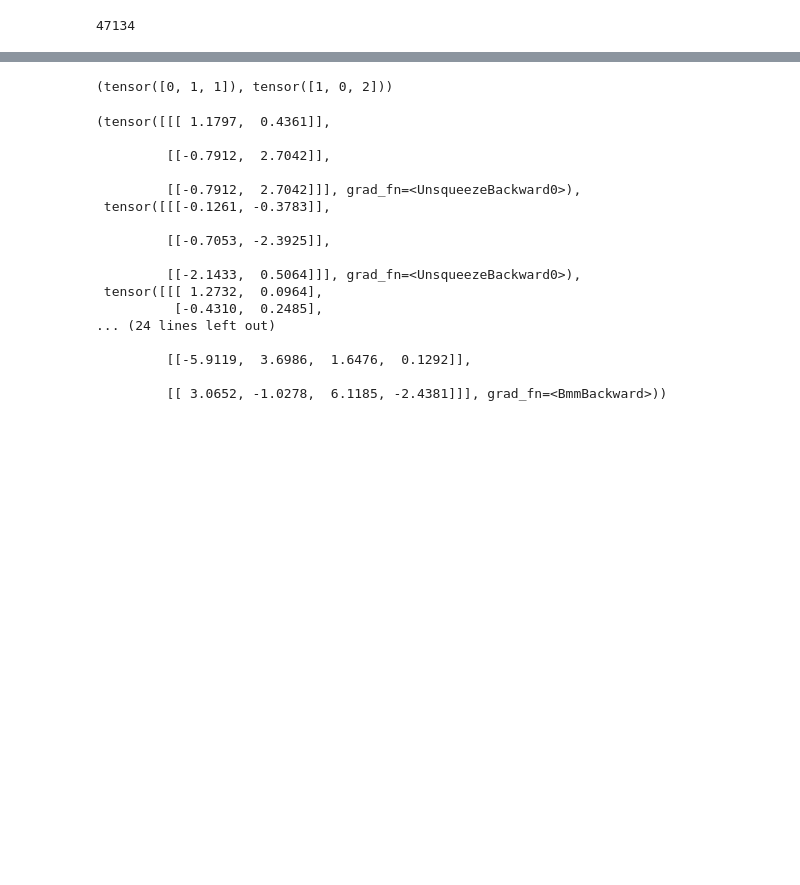
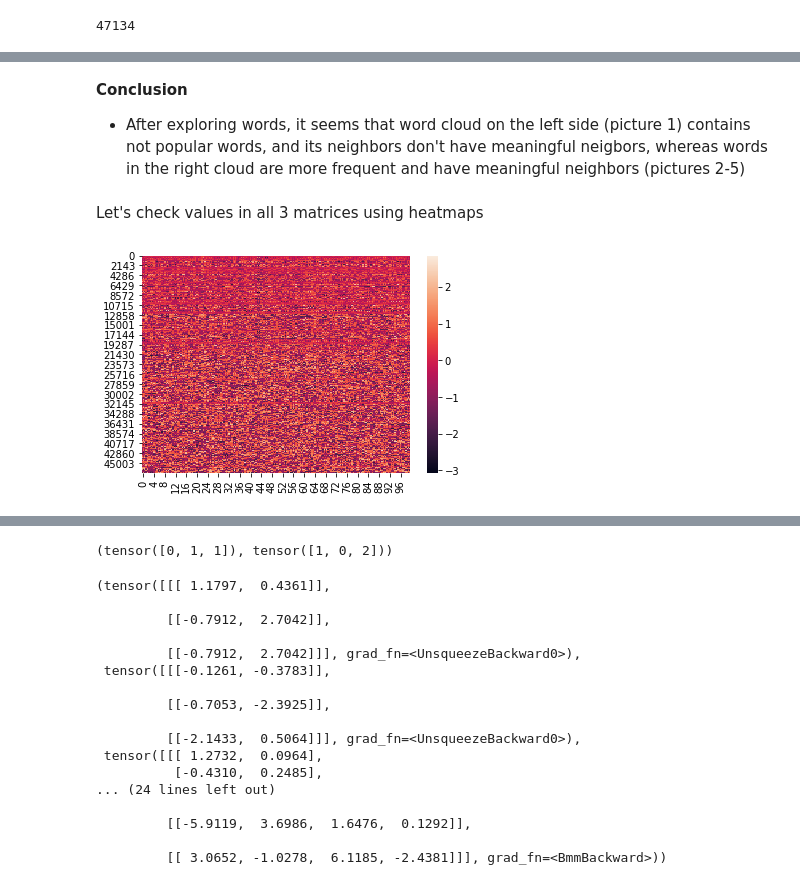
Before and after one commit to labdmitriy/dl_in_nlp, a Jupyter notebook: workshop_1/experiments/task5_negative_sampling.ipynb, the cells around one changed output, grey strips where cells are left out. Drawn from its saved outputs; the diff is of its cells as text; code cells hidden in the pictures; blank space fills up the shorter version.

```diff
--- a/workshop_1/experiments/task5_negative_sampling.ipynb
+++ b/workshop_1/experiments/task5_negative_sampling.ipynb
@@ -459,0 +520,6 @@ HBox(children=(IntProgress(value=0, description='Training', max=16172, style=Pro
+# %%
+weights = np.load('./models_final/task_3_window/weights.npz')
+W = weights['W']
+W_prime = weights['W_prime']
+
+W_avg = weights['W_avg']
@@ -459,0 +543,10 @@ HBox(children=(IntProgress(value=0, description='Training', max=16172, style=Pro
+# %% [markdown]
+**Conclusion**
+- After exploring words, it seems that word cloud on the left side (picture 1) contains not popular words, and its neighbors don't have meaningful neigbors, whereas words in the right cloud are more frequent and have meaningful neighbors (pictures 2-5)
+# %% [markdown]
+Let's check values in all 3 matrices using heatmaps
+# %%
+sns.heatmap(W)
+plt.show()
+# %% [output]
+[figure, added]
```
Also changed, not shown: parts of 66 cells of this notebook.
